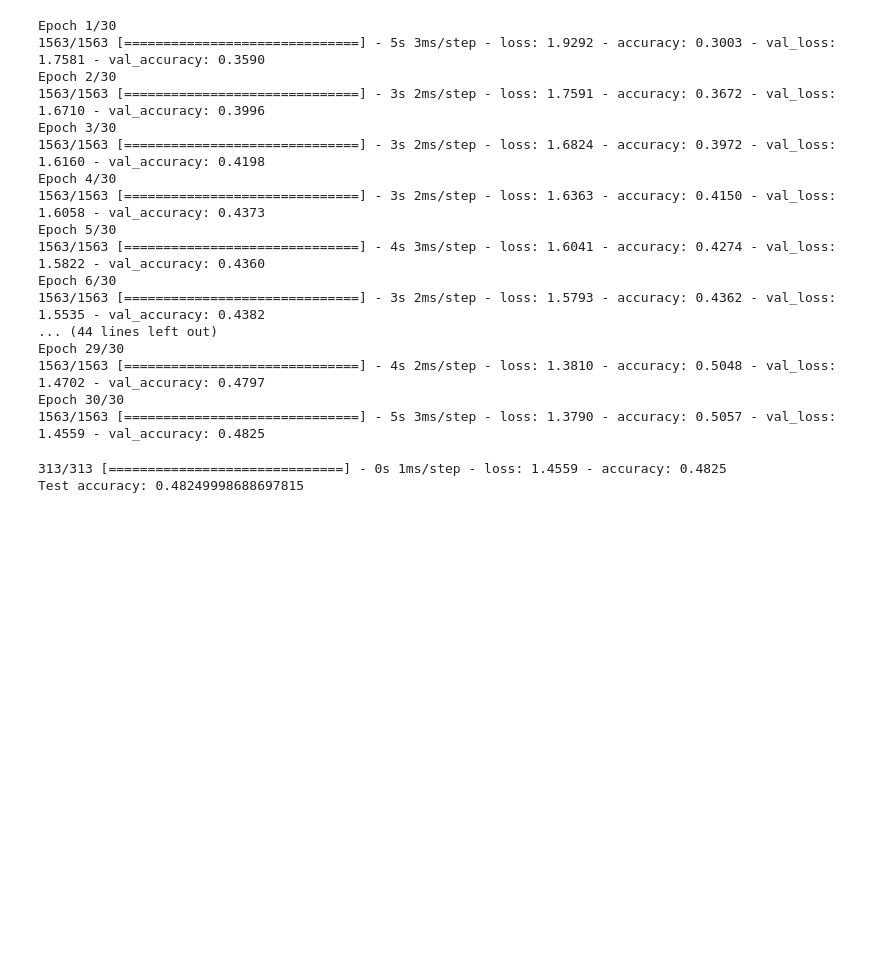
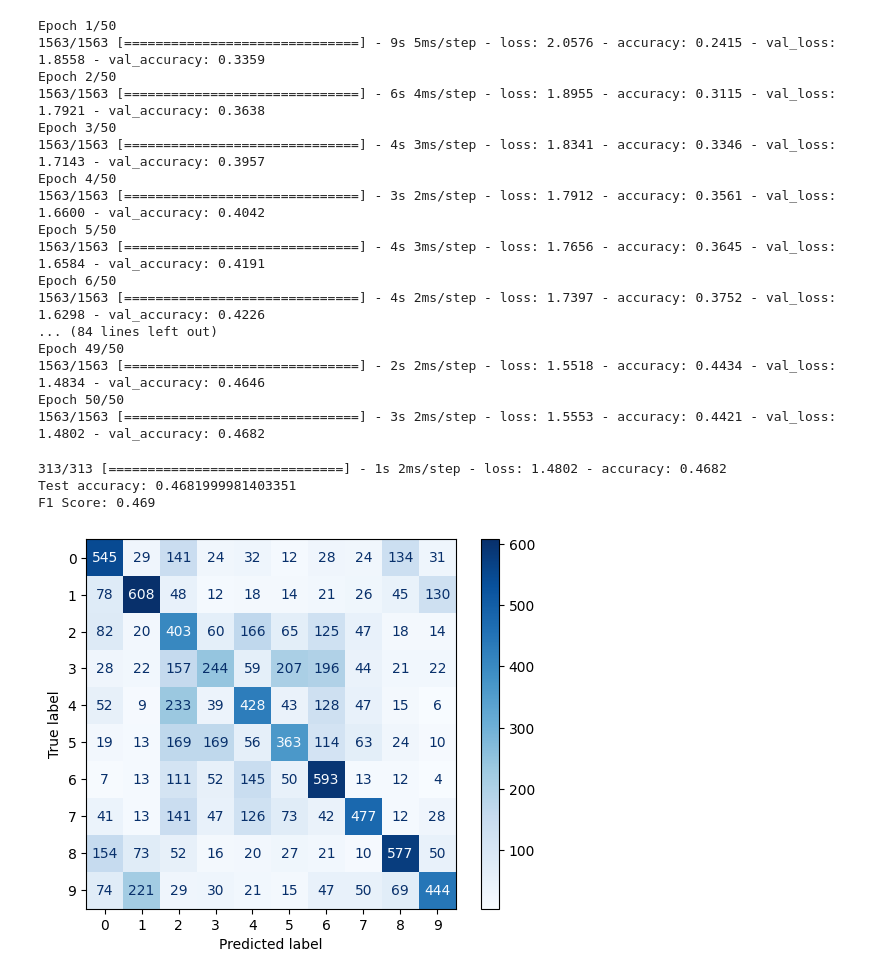
Before and after one commit to dssikdar/ClassifIm, a Jupyter notebook: FFNN/FFNN_Cifar10.ipynb, the cells around one changed output. Drawn from its saved outputs; the diff is of its cells as text; code cells hidden in the pictures; blank space fills up the shorter version.

```diff
--- a/FFNN/FFNN_Cifar10.ipynb
+++ b/FFNN/FFNN_Cifar10.ipynb
@@ -24,32 +26,45 @@ model.compile(optimizer='adam',
               metrics=['accuracy'])
 # %%
 # Train the model
-history = model.fit(train_images, train_labels, epochs=30, validation_data=(test_images, test_labels))
+history = model.fit(train_images, train_labels, epochs=50, validation_data=(test_images, test_labels))
 # %% [output]
-Epoch 1/30
-1563/1563 [==============================] - 5s 3ms/step - loss: 1.9292 - accuracy: 0.3003 - val_loss: 1.7581 - val_accuracy: 0.3590
-Epoch 2/30
-1563/1563 [==============================] - 3s 2ms/step - loss: 1.7591 - accuracy: 0.3672 - val_loss: 1.6710 - val_accuracy: 0.3996
-Epoch 3/30
-1563/1563 [==============================] - 3s 2ms/step - loss: 1.6824 - accuracy: 0.3972 - val_loss: 1.6160 - val_accuracy: 0.4198
-Epoch 4/30
-1563/1563 [==============================] - 3s 2ms/step - loss: 1.6363 - accuracy: 0.4150 - val_loss: 1.6058 - val_accuracy: 0.4373
-Epoch 5/30
-1563/1563 [==============================] - 4s 3ms/step - loss: 1.6041 - accuracy: 0.4274 - val_loss: 1.5822 - val_accuracy: 0.4360
-Epoch 6/30
-1563/1563 [==============================] - 3s 2ms/step - loss: 1.5793 - accuracy: 0.4362 - val_loss: 1.5535 - val_accuracy: 0.4382
-... (44 lines left out)
-Epoch 29/30
-1563/1563 [==============================] - 4s 2ms/step - loss: 1.3810 - accuracy: 0.5048 - val_loss: 1.4702 - val_accuracy: 0.4797
-Epoch 30/30
-1563/1563 [==============================] - 5s 3ms/step - loss: 1.3790 - accuracy: 0.5057 - val_loss: 1.4559 - val_accuracy: 0.4825
+Epoch 1/50
+1563/1563 [==============================] - 9s 5ms/step - loss: 2.0576 - accuracy: 0.2415 - val_loss: 1.8558 - val_accuracy: 0.3359
+Epoch 2/50
+1563/1563 [==============================] - 6s 4ms/step - loss: 1.8955 - accuracy: 0.3115 - val_loss: 1.7921 - val_accuracy: 0.3638
+Epoch 3/50
+1563/1563 [==============================] - 4s 3ms/step - loss: 1.8341 - accuracy: 0.3346 - val_loss: 1.7143 - val_accuracy: 0.3957
+Epoch 4/50
+1563/1563 [==============================] - 3s 2ms/step - loss: 1.7912 - accuracy: 0.3561 - val_loss: 1.6600 - val_accuracy: 0.4042
+Epoch 5/50
+1563/1563 [==============================] - 4s 3ms/step - loss: 1.7656 - accuracy: 0.3645 - val_loss: 1.6584 - val_accuracy: 0.4191
+Epoch 6/50
+1563/1563 [==============================] - 4s 2ms/step - loss: 1.7397 - accuracy: 0.3752 - val_loss: 1.6298 - val_accuracy: 0.4226
+... (84 lines left out)
+Epoch 49/50
+1563/1563 [==============================] - 2s 2ms/step - loss: 1.5518 - accuracy: 0.4434 - val_loss: 1.4834 - val_accuracy: 0.4646
+Epoch 50/50
+1563/1563 [==============================] - 3s 2ms/step - loss: 1.5553 - accuracy: 0.4421 - val_loss: 1.4802 - val_accuracy: 0.4682
 # %%
 # Evaluate the model
 test_loss, test_acc = model.evaluate(test_images, test_labels)
 print("Test accuracy:", test_acc)
+
+# Calculate F1 Score
+f1 = f1_score(true_labels, predicted_labels, average='weighted')
+print(f'F1 Score: {f1:.3f}')
 # %% [output]
-313/313 [==============================] - 0s 1ms/step - loss: 1.4559 - accuracy: 0.4825
-Test accuracy: 0.48249998688697815
+313/313 [==============================] - 1s 2ms/step - loss: 1.4802 - accuracy: 0.4682
+Test accuracy: 0.4681999981403351
+F1 Score: 0.469
+# %%
+# Compute and display the confusion matrix
+cm = confusion_matrix(true_labels, predicted_labels)
+disp = ConfusionMatrixDisplay(confusion_matrix=cm)
+disp.plot(cmap=plt.cm.Blues)
+plt.show()
+# %% [output]
+[figure, added]
 # %%
 # Plot training history
 plt.figure(figsize=(12, 6))
```
Also changed, not shown: parts of 4 cells of this notebook.
